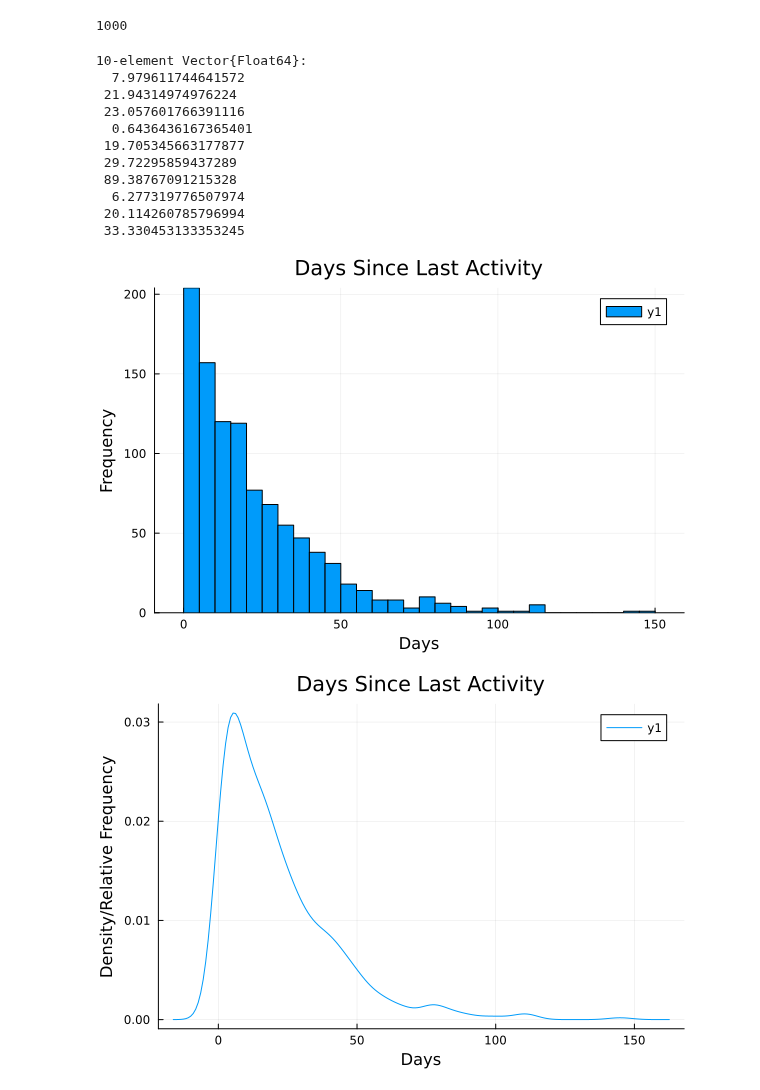
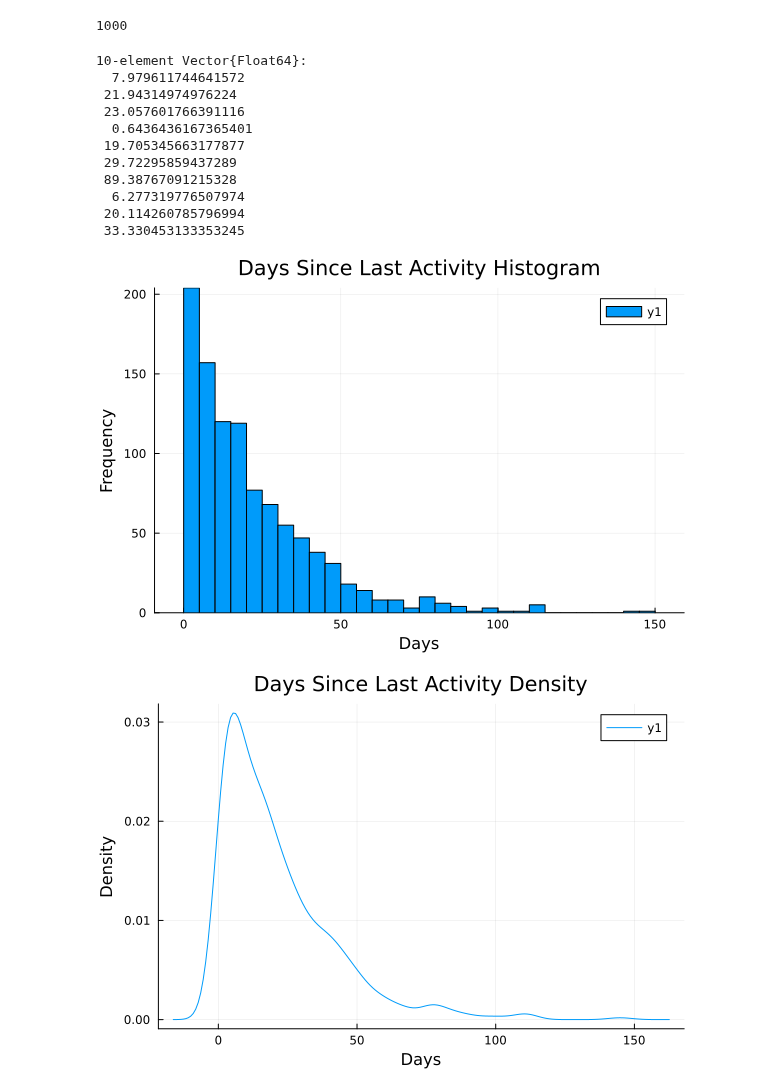
Before and after one commit to tndd/Mymljl, a Jupyter notebook: src/011_prac_self_model.ipynb, the cells around one changed output. Drawn from its saved outputs; the diff is of its cells as text; code cells hidden in the pictures.

```diff
--- a/src/011_prac_self_model.ipynb
+++ b/src/011_prac_self_model.ipynb
@@ -18,7 +18,7 @@ n_samples = 1000
 1000
 # %%
 using Distributions
-import Plots as P
+using StatsPlots
 
 DaysSinceLastActivity = rand(Exponential(20), n_samples)
 display(first(DaysSinceLastActivity, 10))
@@ -26,7 +26,7 @@ display(first(DaysSinceLastActivity, 10))
 histogram(
     DaysSinceLastActivity,
     bins=30,
-    title="Days Since Last Activity",
+    title="Days Since Last Activity Histogram",
     xlabel="Days",
     ylabel="Frequency"
 )
@@ -42,21 +42,15 @@ histogram(
   6.277319776507974
  20.114260785796994
  33.330453133353245
-[figure, old version]
+[figure, new version]
 # %%
-# Density plot
-import StatsPlots as SP
 
-SP.histogram(
+# density plot
+density(
     DaysSinceLastActivity,
-    bins=30,
-    alpha=0.5,
-    label="Histogram",
-    normalize=true
+    title="Days Since Last Activity Density",
+    xlabel="Days",
+    ylabel="Density",
 )
-plot!(density(DaysSinceLastActivity), label="Density Estimate")
-title!("Days Since Last Activity")
-xlabel!("Days")
-ylabel!("Density/Relative Frequency")
 # %% [output]
-[figure, old version]
+[figure, new version]
```
Also changed, not shown: parts of 1 cell of this notebook.
